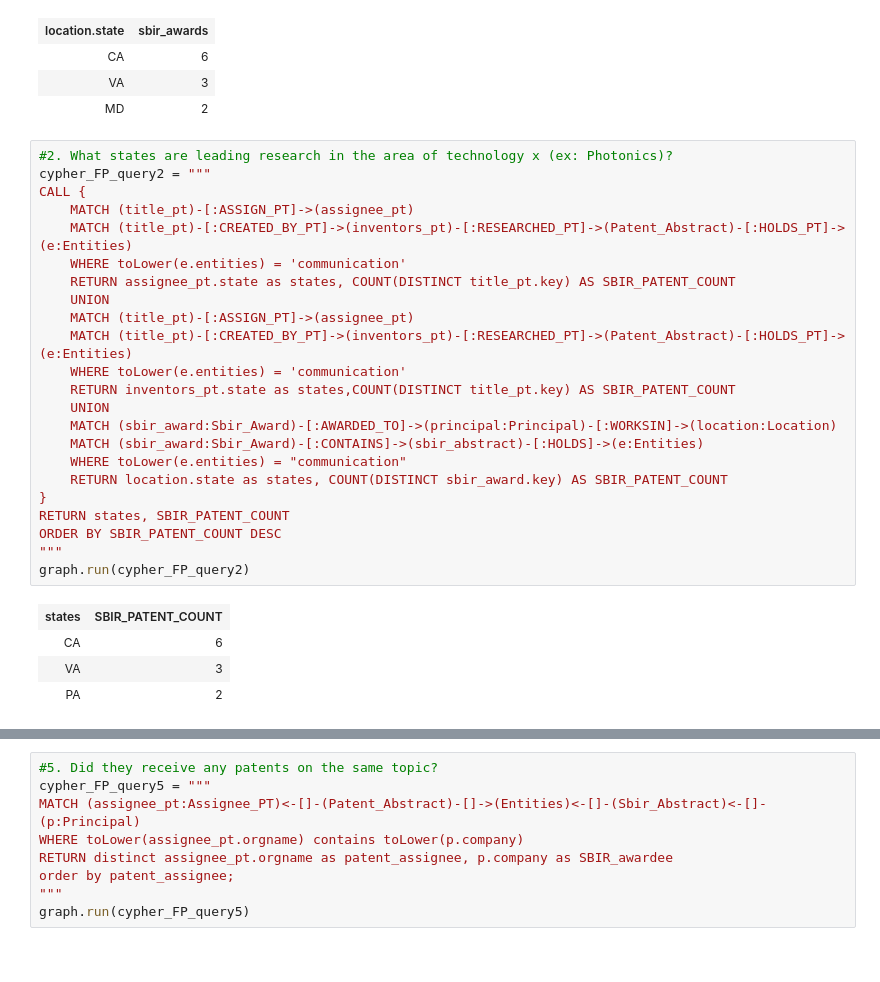
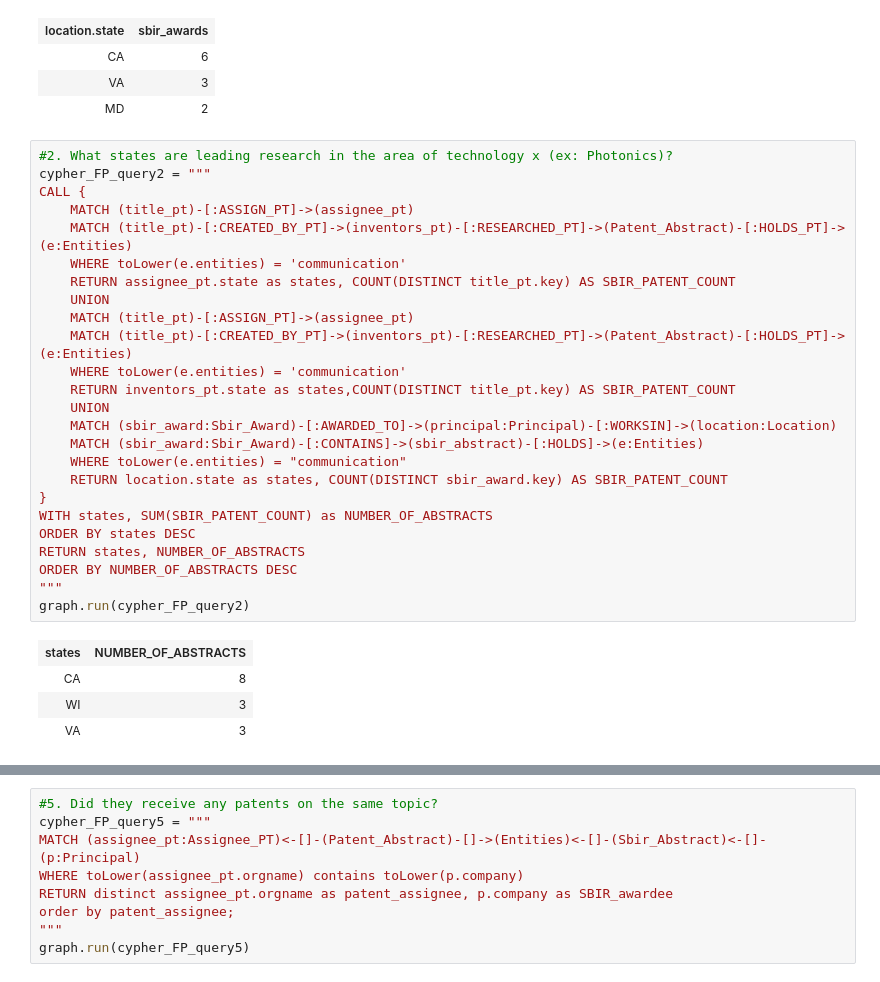
Before and after one commit to sj-ucsd/SBIR_Patent_analysis, a Jupyter notebook: neo4j_graph_etl.ipynb, the cells around one changed output, grey strips where cells are left out. Saved outputs shown, nothing was run; the diff lists cells and outputs as text.

```diff
--- a/neo4j_graph_etl.ipynb
+++ b/neo4j_graph_etl.ipynb
@@ -792,31 +792,33 @@ graph.run(cypher_FP_query1)
 # %%
 #2. What states are leading research in the area of technology x (ex: Photonics)?
 cypher_FP_query2 = """
 CALL {
     MATCH (title_pt)-[:ASSIGN_PT]->(assignee_pt)
     MATCH (title_pt)-[:CREATED_BY_PT]->(inventors_pt)-[:RESEARCHED_PT]->(Patent_Abstract)-[:HOLDS_PT]->(e:Entities)
     WHERE toLower(e.entities) = 'communication'
     RETURN assignee_pt.state as states, COUNT(DISTINCT title_pt.key) AS SBIR_PATENT_COUNT
     UNION
     MATCH (title_pt)-[:ASSIGN_PT]->(assignee_pt)
     MATCH (title_pt)-[:CREATED_BY_PT]->(inventors_pt)-[:RESEARCHED_PT]->(Patent_Abstract)-[:HOLDS_PT]->(e:Entities)
     WHERE toLower(e.entities) = 'communication'
     RETURN inventors_pt.state as states,COUNT(DISTINCT title_pt.key) AS SBIR_PATENT_COUNT
     UNION
     MATCH (sbir_award:Sbir_Award)-[:AWARDED_TO]->(principal:Principal)-[:WORKSIN]->(location:Location)
     MATCH (sbir_award:Sbir_Award)-[:CONTAINS]->(sbir_abstract)-[:HOLDS]->(e:Entities)
     WHERE toLower(e.entities) = "communication"
     RETURN location.state as states, COUNT(DISTINCT sbir_award.key) AS SBIR_PATENT_COUNT
 }
-RETURN states, SBIR_PATENT_COUNT
-ORDER BY SBIR_PATENT_COUNT DESC
+WITH states, SUM(SBIR_PATENT_COUNT) as NUMBER_OF_ABSTRACTS
+ORDER BY states DESC
+RETURN states, NUMBER_OF_ABSTRACTS
+ORDER BY NUMBER_OF_ABSTRACTS DESC
 """
 graph.run(cypher_FP_query2)
 # %% [output]
-| states | SBIR_PATENT_COUNT |
-| CA | 6 |
+| states | NUMBER_OF_ABSTRACTS |
+| CA | 8 |
+| WI | 3 |
 | VA | 3 |
-| PA | 2 |
 # %%
 #3. What states are benefiting the most from SBIR?
 cypher_FP_query3 = """
```
Also changed, not shown: parts of 8 cells of this notebook, 1 other file.
